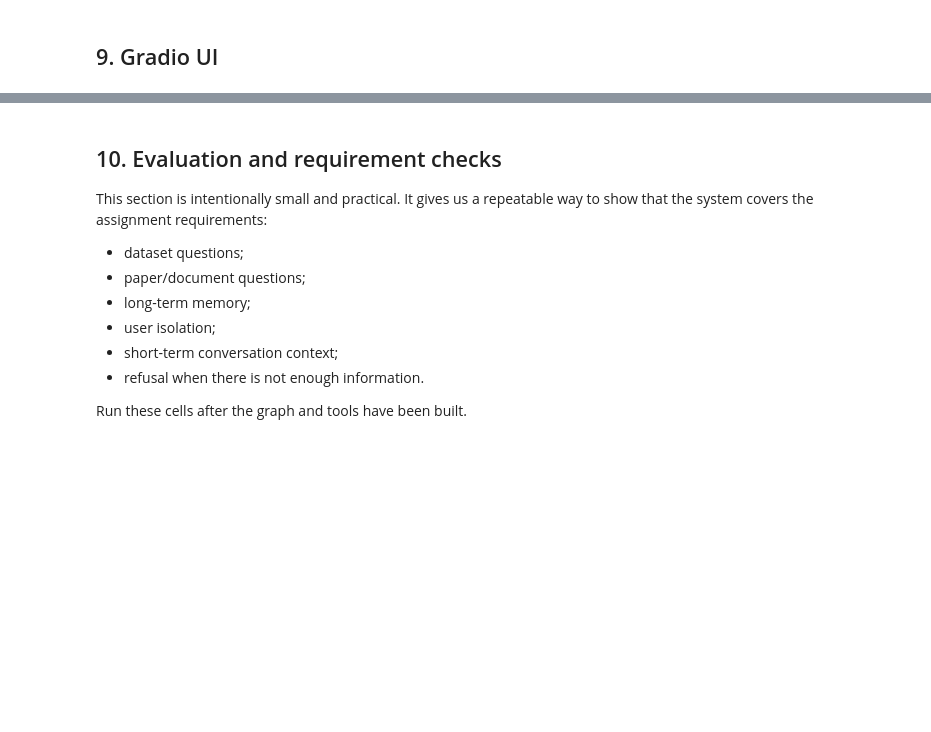
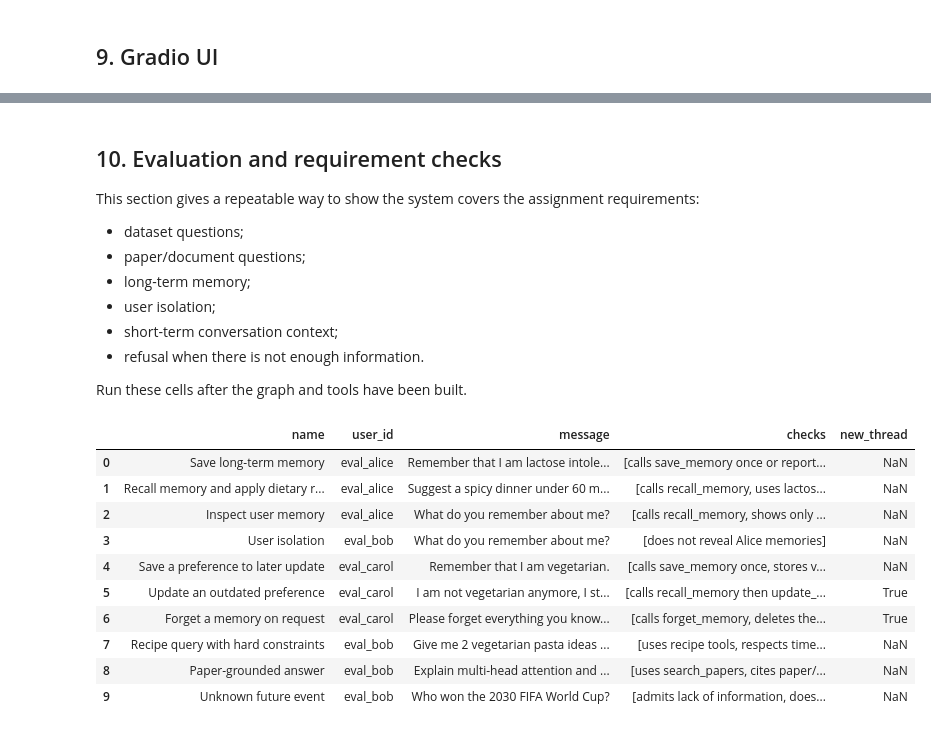
Before and after one commit to feliespindola/Obligatorio-tt2, a Jupyter notebook: Obligatorio.ipynb, the cells around one changed output, grey strips where cells are left out. Drawn from its saved outputs; the diff is of its cells as text; code cells hidden in the pictures; blank space fills up the shorter version.

```diff
--- a/Obligatorio.ipynb
+++ b/Obligatorio.ipynb
@@ -1207,7 +1234,7 @@ demo.launch(share=True)
 # %% [markdown]
 ## 10. Evaluation and requirement checks
 
-This section is intentionally small and practical. It gives us a repeatable way to show that the system covers the assignment requirements:
+This section gives a repeatable way to show the system covers the assignment requirements:
 
 - dataset questions;
 - paper/document questions;
@@ -1229,41 +1256,73 @@ EVAL_CASES = [
         "name": "Recall memory and apply dietary restriction",
         "user_id": "eval_alice",
         "message": "Suggest a spicy dinner under 60 minutes based on what you remember about me.",
-        "checks": ["calls recall_memory", "uses lactose memory", "excludes dairy ingredients", "uses recipe tools"],
+        "checks": ["calls recall_memory", "uses lactose memory", "uses recipe tools"],
     },
     {
         "name": "Inspect user memory",
         "user_id": "eval_alice",
         "message": "What do you remember about me?",
-        "checks": ["uses list_user_memories or recall_memory", "shows only Alice memories"],
+        "checks": ["calls recall_memory", "shows only Alice memories"],
     },
     {
         "name": "User isolation",
         "user_id": "eval_bob",
         "message": "What do you remember about me?",
         "checks": ["does not reveal Alice memories"],
+    },
+    {
+        "name": "Save a preference to later update",
+        "user_id": "eval_carol",
+        "message": "Remember that I am vegetarian.",
+        "checks": ["calls save_memory once", "stores vegetarian preference"],
+    },
+    {
+        "name": "Update an outdated preference",
+        "user_id": "eval_carol",
+        "new_thread": True,
+        "message": "I am not vegetarian anymore, I started eating meat.",
+        "checks": ["calls recall_memory then update_memory", "old vegetarian memory is replaced", "no conflicting memory kept"],
+    },
+    {
+        "name": "Forget a memory on request",
+        "user_id": "eval_carol",
+        "new_thread": True,
+        "message": "Please forget everything you know about my diet.",
+        "checks": ["calls forget_memory", "deletes the diet memory"],
     },
     {
         "name": "Recipe query with hard constraints",
         "user_id": "eval_bob",
         "message": "Give me 2 vegetarian pasta ideas under 30 minutes.",
         "checks": ["uses recipe tools", "respects time/tag/ingredient constraints", "does not invent recipes"],
     },
     {
         "name": "Paper-grounded answer",
         "user_id": "eval_bob",
         "message": "Explain multi-head attention and cite the paper page.",
         "checks": ["uses search_papers", "cites paper/page", "does not answer from memory only"],
     },
     {
         "name": "Unknown future event",
         "user_id": "eval_bob",
         "message": "Who won the 2030 FIFA World Cup?",
         "checks": ["admits lack of information", "does not invent"],
     },
 ]
 
 pd.DataFrame(EVAL_CASES)
+# %% [output]
+|  | name | user_id | message | checks | new_thread |
+| 0 | Save long-term memory | eval_alice | Remember that I am lactose intole... | [calls save_memory once or report... | NaN |
+| 1 | Recall memory and apply dietary r... | eval_alice | Suggest a spicy dinner under 60 m... | [calls recall_memory, uses lactos... | NaN |
+| 2 | Inspect user memory | eval_alice | What do you remember about me? | [calls recall_memory, shows only ... | NaN |
+| 3 | User isolation | eval_bob | What do you remember about me? | [does not reveal Alice memories] | NaN |
+| 4 | Save a preference to later update | eval_carol | Remember that I am vegetarian. | [calls save_memory once, stores v... | NaN |
+| 5 | Update an outdated preference | eval_carol | I am not vegetarian anymore, I st... | [calls recall_memory then update_... | True |
+| 6 | Forget a memory on request | eval_carol | Please forget everything you know... | [calls forget_memory, deletes the... | True |
+| 7 | Recipe query with hard constraints | eval_bob | Give me 2 vegetarian pasta ideas ... | [uses recipe tools, respects time... | NaN |
+| 8 | Paper-grounded answer | eval_bob | Explain multi-head attention and ... | [uses search_papers, cites paper/... | NaN |
+| 9 | Unknown future event | eval_bob | Who won the 2030 FIFA World Cup? | [admits lack of information, does... | NaN |
 # %%
 def run_eval_cases(cases: list[dict]) -> None:
     """Run the evaluation cases and print tool traces plus final answers.
```
Also changed, not shown: parts of 44 cells of this notebook, 1 other file.
